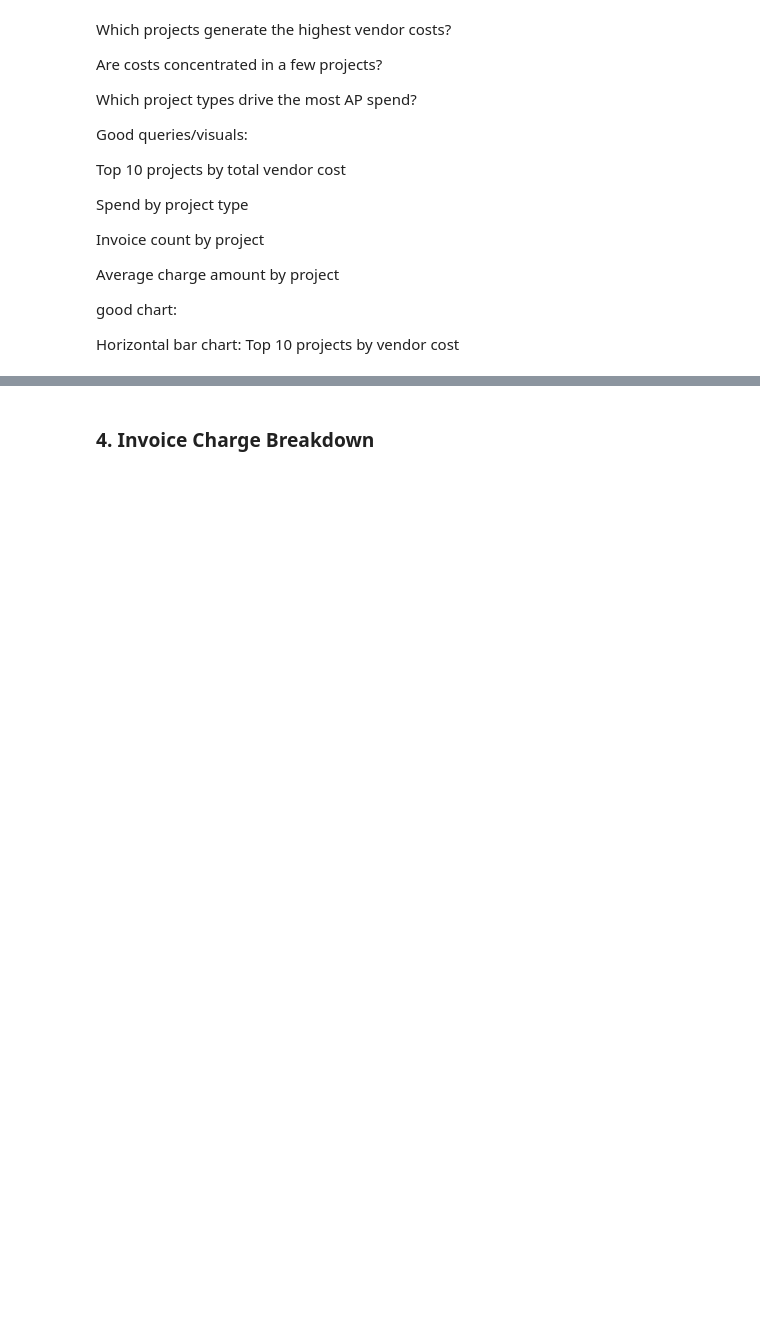
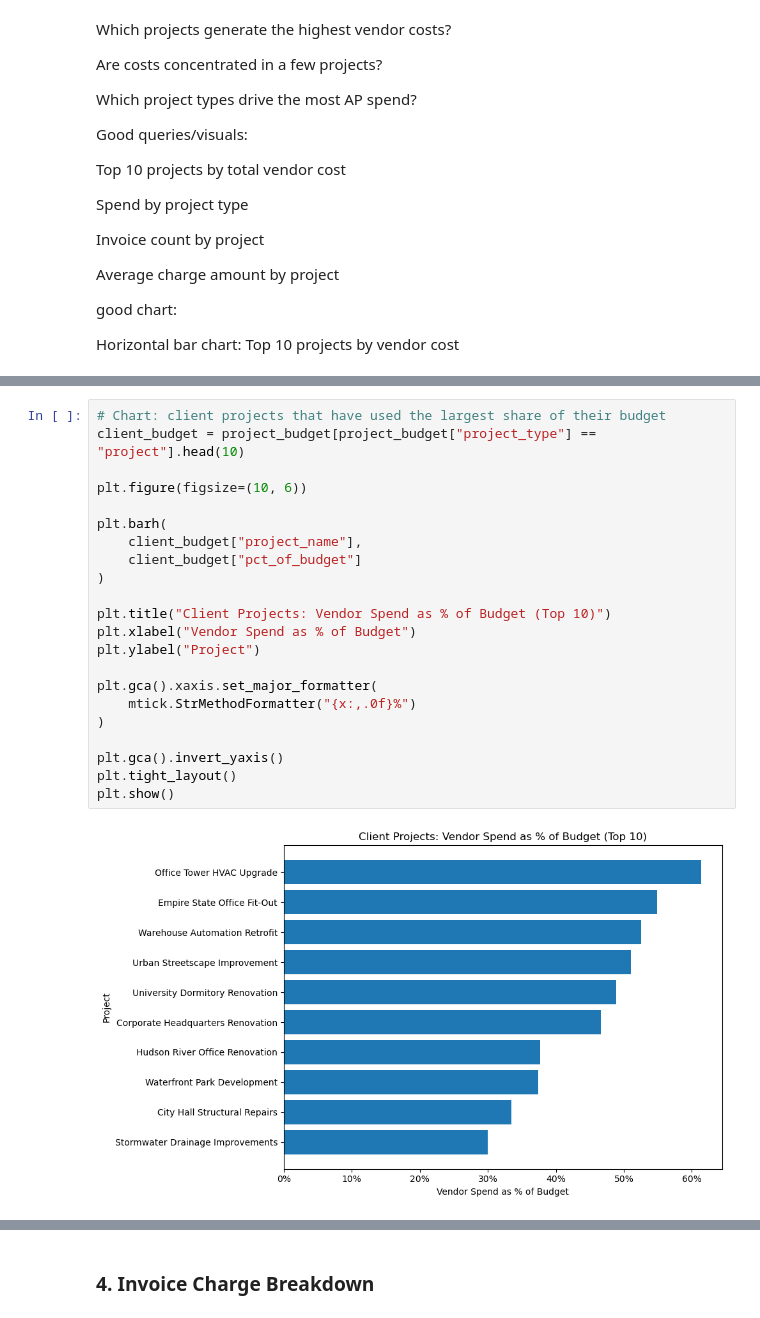
Before and after one commit to torimiller/accounts-payable-analysis, a Jupyter notebook: Notebooks/exploratory_data_analysis.ipynb, the cells around one changed output, grey strips where cells are left out. Drawn from its saved outputs; the diff is of its cells as text; blank space fills up the shorter version.

```diff
--- a/Notebooks/exploratory_data_analysis.ipynb
+++ b/Notebooks/exploratory_data_analysis.ipynb
@@ -502,0 +649,24 @@ Horizontal bar chart: Top 10 projects by vendor cost
+# %%
+# Chart: client projects that have used the largest share of their budget
+client_budget = project_budget[project_budget["project_type"] == "project"].head(10)
+
+plt.figure(figsize=(10, 6))
+
+plt.barh(
+    client_budget["project_name"],
+    client_budget["pct_of_budget"]
+)
+
+plt.title("Client Projects: Vendor Spend as % of Budget (Top 10)")
+plt.xlabel("Vendor Spend as % of Budget")
+plt.ylabel("Project")
+
+plt.gca().xaxis.set_major_formatter(
+    mtick.StrMethodFormatter("{x:,.0f}%")
+)
+
+plt.gca().invert_yaxis()
+plt.tight_layout()
+plt.show()
+# %% [output]
+[figure, added]
```
Also changed, not shown: parts of 6 cells of this notebook.
